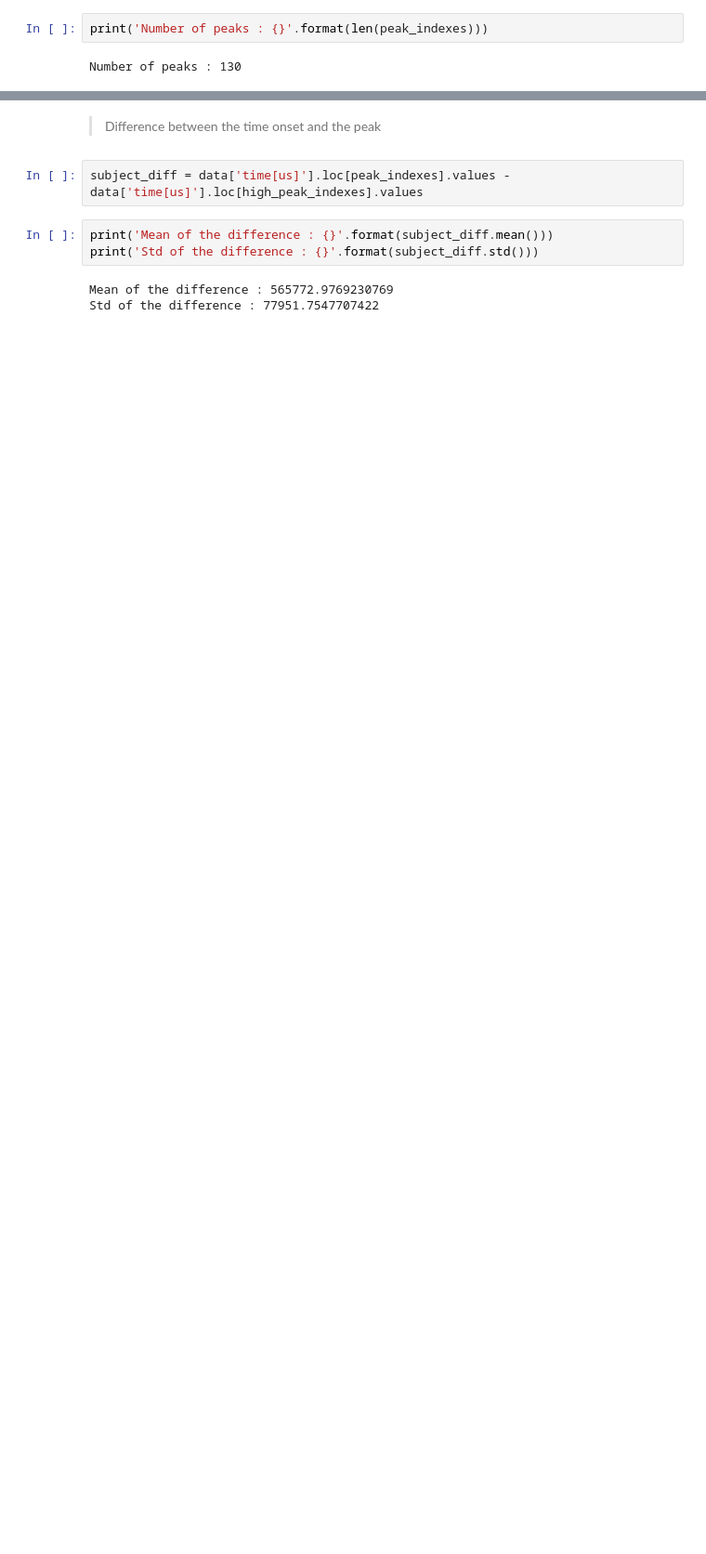
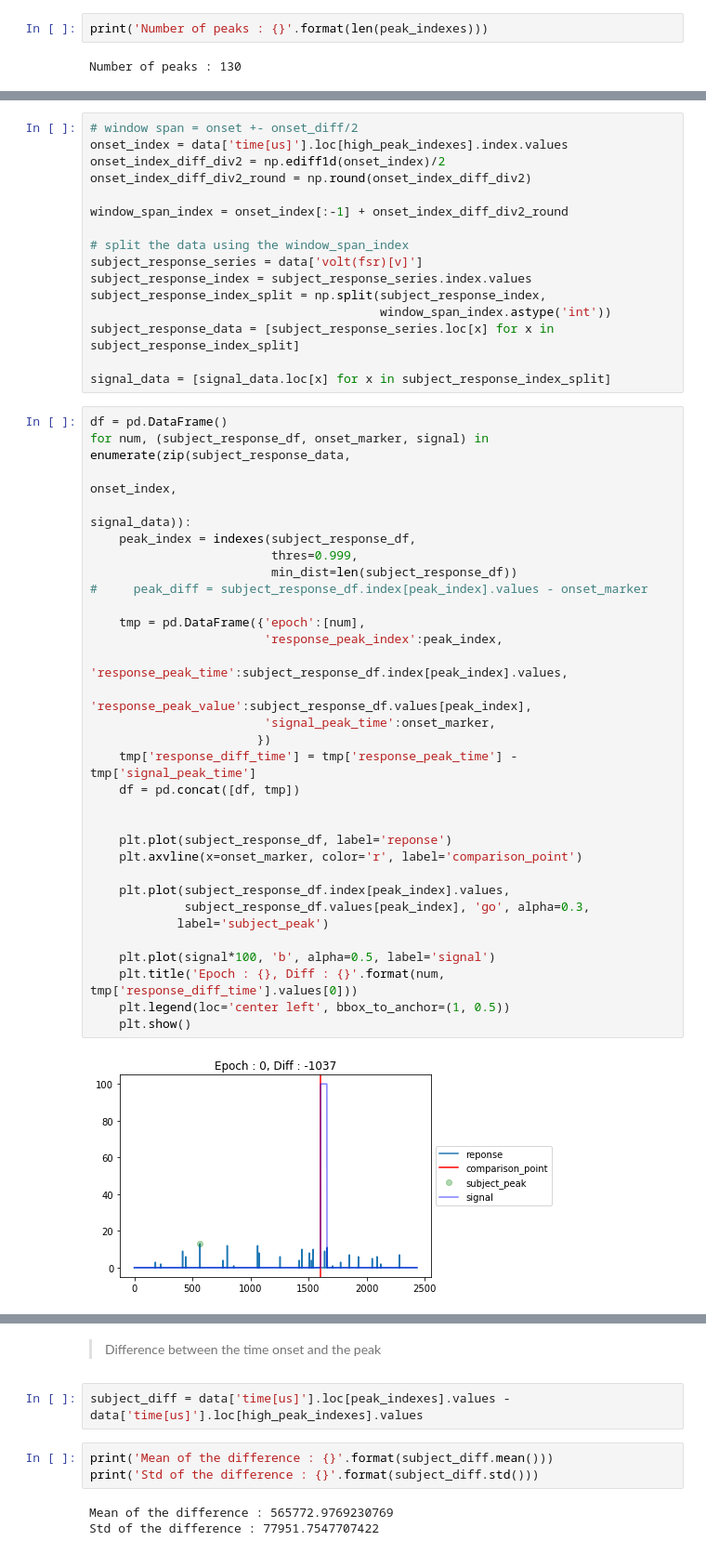
Before and after one commit to kcho/temporal_recalibration, a Jupyter notebook: Untitled.ipynb, the cells around one changed output, grey strips where cells are left out. Shown at 93% size. Drawn from its saved outputs; the diff is of its cells as text; blank space fills up the shorter version.

```diff
--- a/Untitled.ipynb
+++ b/Untitled.ipynb
@@ -213,0 +224,49 @@ Number of peaks : 130
+# %%
+# window span = onset +- onset_diff/2
+onset_index = data['time[us]'].loc[high_peak_indexes].index.values
+onset_index_diff_div2 = np.ediff1d(onset_index)/2
+onset_index_diff_div2_round = np.round(onset_index_diff_div2)
+
+window_span_index = onset_index[:-1] + onset_index_diff_div2_round
+
+# split the data using the window_span_index
+subject_response_series = data['volt(fsr)[v]']
+subject_response_index = subject_response_series.index.values
+subject_response_index_split = np.split(subject_response_index,
+                                        window_span_index.astype('int'))
+subject_response_data = [subject_response_series.loc[x] for x in subject_response_index_split]
+
+signal_data = [signal_data.loc[x] for x in subject_response_index_split]
+# %%
+df = pd.DataFrame()
+for num, (subject_response_df, onset_marker, signal) in enumerate(zip(subject_response_data,
+                                                                      onset_index,
+                                                                      signal_data)):
+    peak_index = indexes(subject_response_df,
+                         thres=0.999,
+                         min_dist=len(subject_response_df))
+#     peak_diff = subject_response_df.index[peak_index].values - onset_marker
+
+    tmp = pd.DataFrame({'epoch':[num],
+                        'response_peak_index':peak_index,
+                        'response_peak_time':subject_response_df.index[peak_index].values,
+                        'response_peak_value':subject_response_df.values[peak_index],
+                        'signal_peak_time':onset_marker,
+                       })
+    tmp['response_diff_time'] = tmp['response_peak_time'] - tmp['signal_peak_time']
+    df = pd.concat([df, tmp])
+
+
+    plt.plot(subject_response_df, label='reponse')
+    plt.axvline(x=onset_marker, color='r', label='comparison_point')
+
+    plt.plot(subject_response_df.index[peak_index].values,
+             subject_response_df.values[peak_index], 'go', alpha=0.3,
+            label='subject_peak')
+
+    plt.plot(signal*100, 'b', alpha=0.5, label='signal')
+    plt.title('Epoch : {}, Diff : {}'.format(num, tmp['response_diff_time'].values[0]))
+    plt.legend(loc='center left', bbox_to_anchor=(1, 0.5))
+    plt.show()
+# %% [output]
+[figure, added]
```
Also changed, not shown: parts of 15 cells of this notebook.
